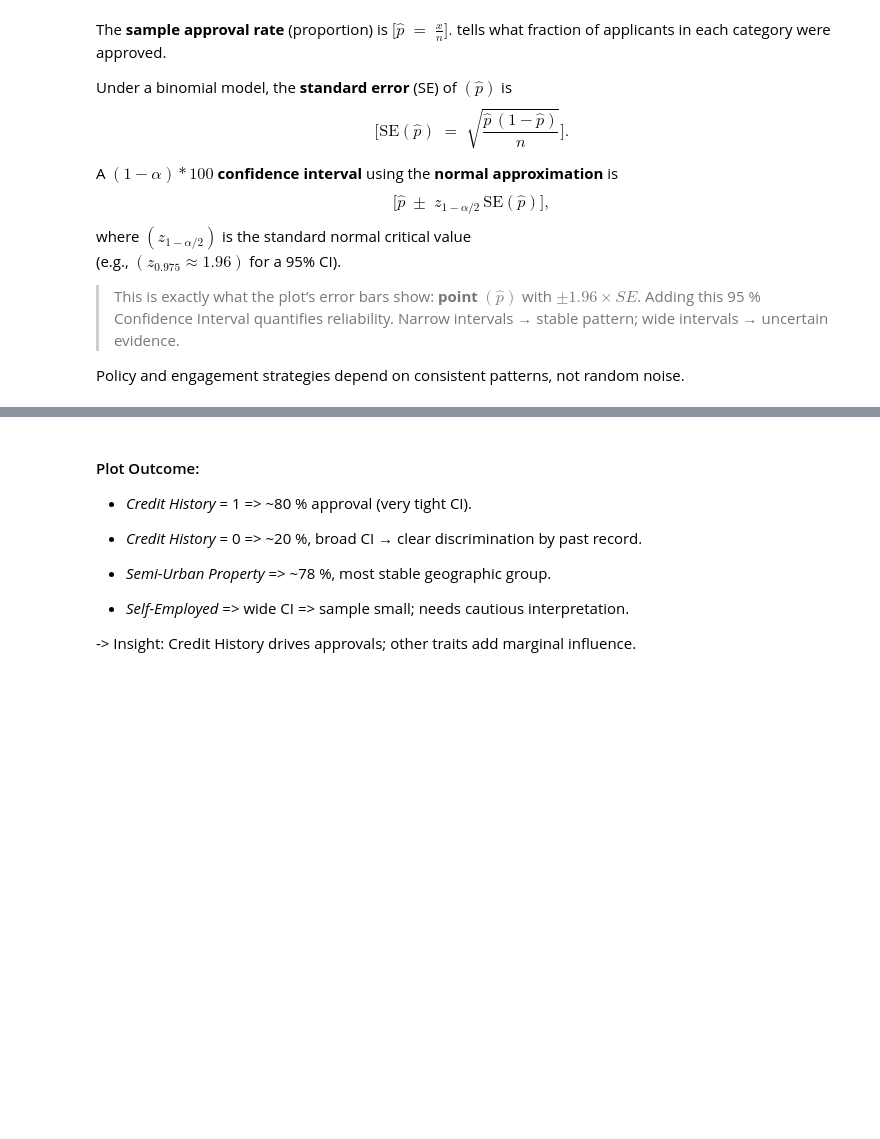
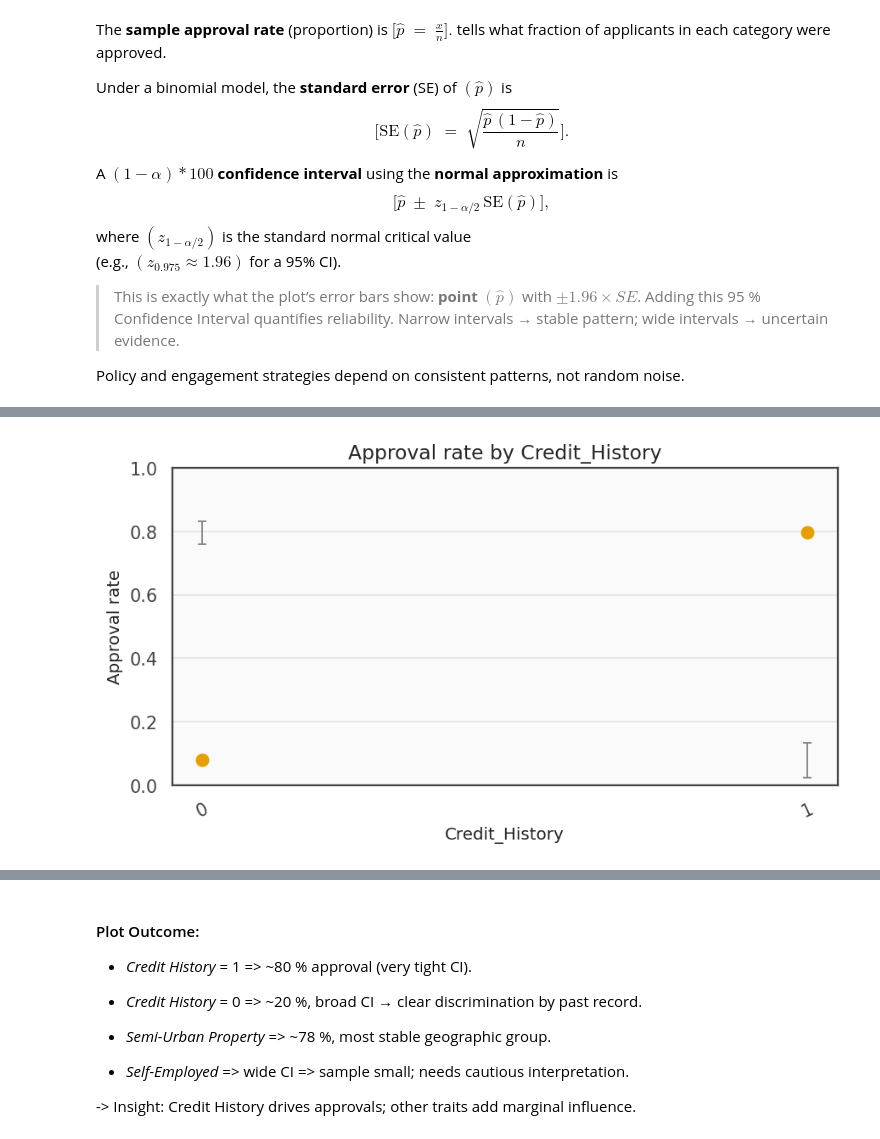
Before and after one commit to MadhuriMapari/loan-repayment-behaviour, a Jupyter notebook: notebooks/02_eda_advanced.ipynb, the cells around one changed output, grey strips where cells are left out. Drawn from its saved outputs; the diff is of its cells as text; code cells hidden in the pictures; blank space fills up the shorter version.

Commit message:
Update EDA advanced notebook, add credit history approval plot, and expand README and EDA explanation

```diff
--- a/notebooks/02_eda_advanced.ipynb
+++ b/notebooks/02_eda_advanced.ipynb
@@ -270,21 +277,12 @@ Policy and engagement strategies depend on consistent patterns, not random noise
 # %%
-def rate_and_ci( groupby_obj ):
-    out = groupby_obj.agg(rate = ("Loan_Status","mean"), n = ("Loan_Status","count")).reset_index()
-    out["ci"] = 1.96 * np.sqrt(out["rate"]*(1-out["rate"]) / out["n"])
-    return out
+# ---------- Plot ----------
+def plot_Acceptence_Rate(tdf,col):
 
-cats_for_target = [c for c in df.select_dtypes(include = "object").columns if c != "Loan_ID"]
+    grp = rate_and_ci(tdf.groupby(col,observed=False)).sort_values("rate", ascending = False)
 
-for col in cats_for_target:
-    grp = rate_and_ci(df.groupby(col)).sort_values("rate", ascending = False)
-    plt.figure(figsize = (7,4))
     ax = sns.pointplot(data = grp, x = col, y = "rate",linestyle='none')
     xt = ax.get_xticks()
     ax.errorbar(xt, grp["rate"], yerr = grp["ci"], fmt = "none", ecolor = "gray", elinewidth = 1, capsize = 3)
     ax.set_ylim(0,1)
     ax.set_ylabel("Approval rate")
     ax.set_title(f"Approval rate by {col}")
-    plt.xticks(rotation=25)
-    plt.tight_layout()
-    plt.savefig( IMAGES/f"approval_rate_{col}.png", dpi = 140)
-    plt.show()
@@ -297,0 +289,17 @@ for col in cats_for_target:
+# %%
+# Some datasets store floats like 0.0/1.0; keep as category strings for nicer x-labels
+ch_display = df["Credit_History"].copy()
+
+ch_display = ch_display.replace({1: "1", 0: "0", 1.0: "1", 0.0: "0"}).astype("category")
+ch_df = pd.DataFrame({"Credit_History": ch_display, "Loan_Status": df["Loan_Status"]})\
+    .dropna(subset=["Credit_History", "Loan_Status"])
+
+plt.figure(figsize = (7,4))
+
+plot_Acceptence_Rate(ch_df,"Credit_History")
+plt.xticks(rotation=25)
+plt.tight_layout()
+plt.savefig( IMAGES/f"approval_rate_Credit_History.png", dpi = 140)
+plt.show()
+# %% [output]
+[figure, added]
```
Also changed, not shown: parts of 3 cells of this notebook, 3 other files.
